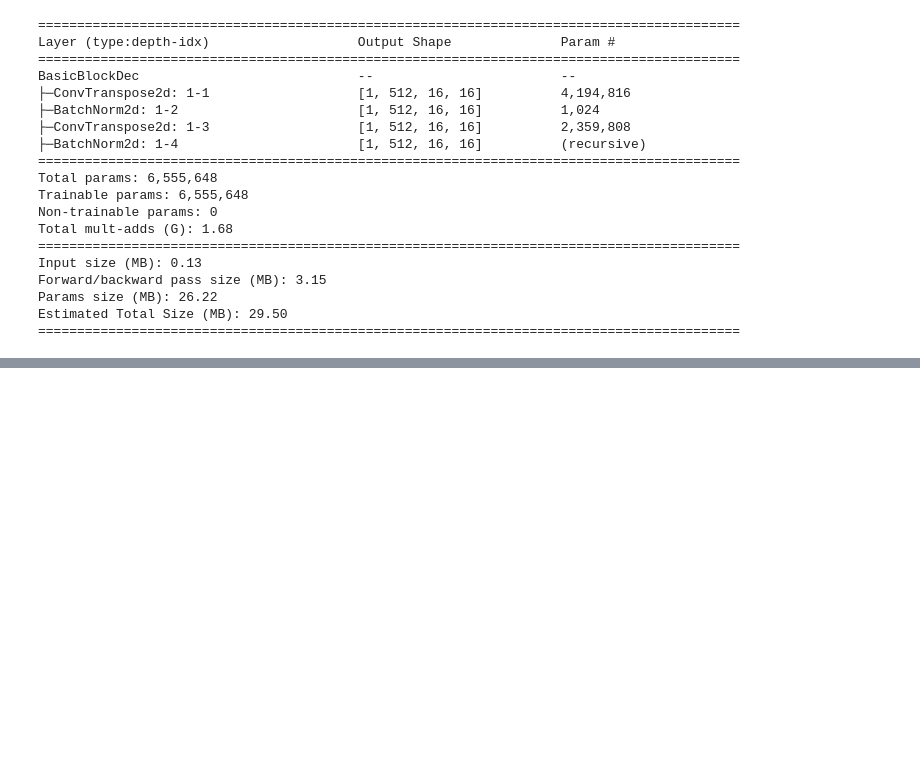
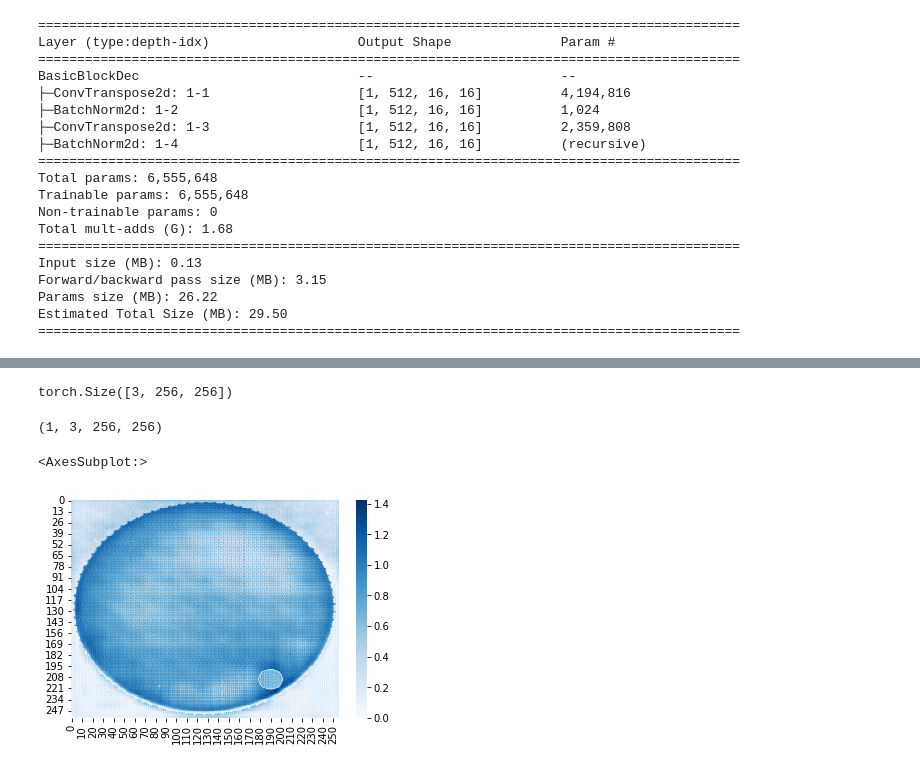
Before and after one commit to tsmiyamoto/VAE-ResNet18-PyTorch, a Jupyter notebook: resnet_autoencoder.ipynb, the cells around one changed output, grey strips where cells are left out. Drawn from its saved outputs; the diff is of its cells as text; code cells hidden in the pictures; blank space fills up the shorter version.

```diff
--- a/resnet_autoencoder.ipynb
+++ b/resnet_autoencoder.ipynb
@@ -594,0 +746,2 @@ Estimated Total Size (MB): 184.89
+# %%
+diff_rgb = diff_img.squeeze()
@@ -594,0 +751,6 @@ Estimated Total Size (MB): 184.89
+# %%
+diff_rgb.shape
+# %% [output]
+torch.Size([3, 256, 256])
+# %%
+diff_rgb = diff_rgb[0, :, :] + diff_rgb[1, :, :] + diff_rgb[2, :, :]
@@ -594,0 +759,9 @@ Estimated Total Size (MB): 184.89
+# %%
+diff_img.cpu().detach().numpy().shape
+# %% [output]
+(1, 3, 256, 256)
+# %%
+sns.heatmap(diff_rgb.cpu().detach().numpy(), cmap='Blues', vmin=0)
+# %% [output]
+<AxesSubplot:>
+[figure, added]
```
Also changed, not shown: parts of 23 cells of this notebook.
